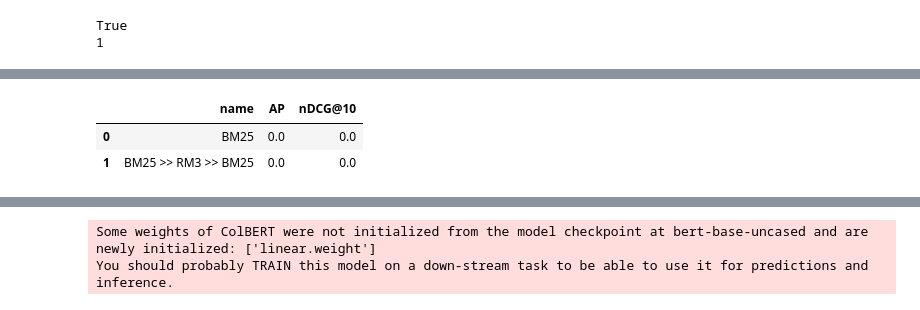
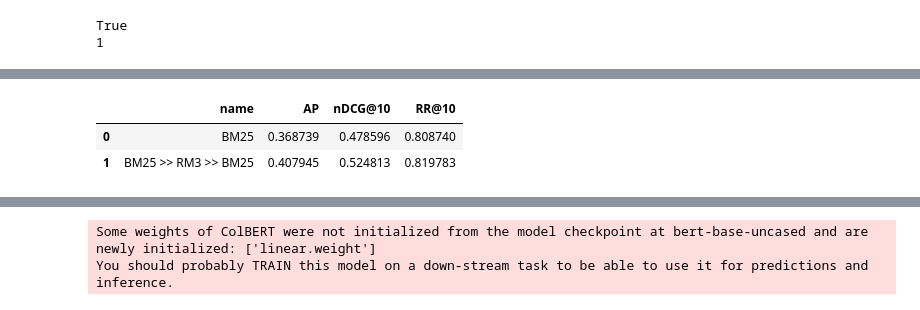
Before and after one commit to VIO47/IR-research-project, a Jupyter notebook: experiment.ipynb, the cells around one changed output, grey strips where cells are left out. Drawn from its saved outputs; the diff is of its cells as text; code cells hidden in the pictures.

Commit message:
Saturday work, datasets picked

```diff
--- a/experiment.ipynb
+++ b/experiment.ipynb
@@ -55,0 +102,3 @@ import pandas as pd
+# %%
+queries = dataset.get_topics("title")
+qrels = dataset.get_qrels()
@@ -56,6 +117,16 @@ import pandas as pd
 # %%
-msmarco = pt.get_dataset("msmarco_passage")
-dataset = list(msmarco.get_corpus_iter())[:1000] # SMALL DATASET
+dataset_name = "irds:msmarco-passage/trec-dl-2019/judged"
+msmarco = pt.get_dataset(dataset_name)
+print(list(msmarco.get_corpus_iter())[0])
 
-print("First document:", dataset[0] if len(dataset) > 0 else "Dataset is empty!")
+# NOTE: The following datasets contain the 8.8M passages from the MSMARCO Passage dataset
+# They only differ in the number of queries and qrels that are included
+# Hence, the msmarco-index and colbert-index can be reused
+
+# Small dataset used to verify the latest changes:
+# "irds:msmarco-passage/train/split200-valid" (200 queries, 131 qrels)
+
+# Datasets to-be-used for actual experimentation:
+# "irds:msmarco-passage/trec-dl-2019/judged" (43 queries, 9.3K qrels)
+# "irds:msmarco-passage/trec-dl-2020/judged" (54 queries, 11K qrels)
 # %% [output]
@@ -84,3 +146,10 @@ Index successfully created!
 # %%
 bm25 = pt.terrier.Retriever(index, wmodel="BM25", metadata=["docno", "text"])
 rm3 = pt.rewrite.RM3(index)
+# %%
+if dataset_name == "irds:msmarco-passage/trec-dl-2019/judged":
+    queries = pd.read_csv(os.path.abspath("trec2019judged-queries.tsv"), sep='\t', names=["qid", "query"])
+else:
+    queries = msmarco.get_topics()
+
+print(f"Checking Queries:\n{queries}")
@@ -87,15 +174,5 @@ rm3 = pt.rewrite.RM3(index)
 # %%
-queries = msmarco.get_topics("dev.small")[:1000]
-
-# TOGGLE FOR FULL DATASET (below)
-# queries = msmarco.get_topics("dev.small")
-
-print(f"Checking Queries:\n{queries.head()}")
-
-qrels = msmarco.get_qrels("dev.small")[:1000]
-
-# TOGGLE FOR FULL DATASET (below)
-# qrels = msmarco.get_qrels("dev.small")
+qrels = msmarco.get_qrels()
 
 print(f"Checking Result Relevance:\n{qrels.head()}")
 # %% [output]
@@ -148,17 +222,15 @@ rm3(bm25(queries))
 # %%
-from pyterrier.measures import MAP, nDCG
-
 pt.Experiment(
     [bm25, bm25 >> rm3 >> bm25],
     queries,
     qrels,
     names=["BM25", "BM25 >> RM3 >> BM25"],
-    eval_metrics=[MAP, nDCG @ 10],
+    eval_metrics=[MAP, nDCG @ 10, MRR @ 10]
 )
 # %% [output]
-|  | name | AP | nDCG@10 |
-| 0 | BM25 | 0.0 | 0.0 |
-| 1 | BM25 >> RM3 >> BM25 | 0.0 | 0.0 |
+|  | name | AP | nDCG@10 | RR@10 |
+| 0 | BM25 | 0.368739 | 0.478596 | 0.808740 |
+| 1 | BM25 >> RM3 >> BM25 | 0.407945 | 0.524813 | 0.819783 |
 # %%
 # For the ColBERT cell to work, replace the following file with the one from replacement-files/:
 # .venv/Lib/site-packages/pyterrier_colbert/indexing.py
```
Also changed, not shown: parts of 14 cells of this notebook, 2 other files.
